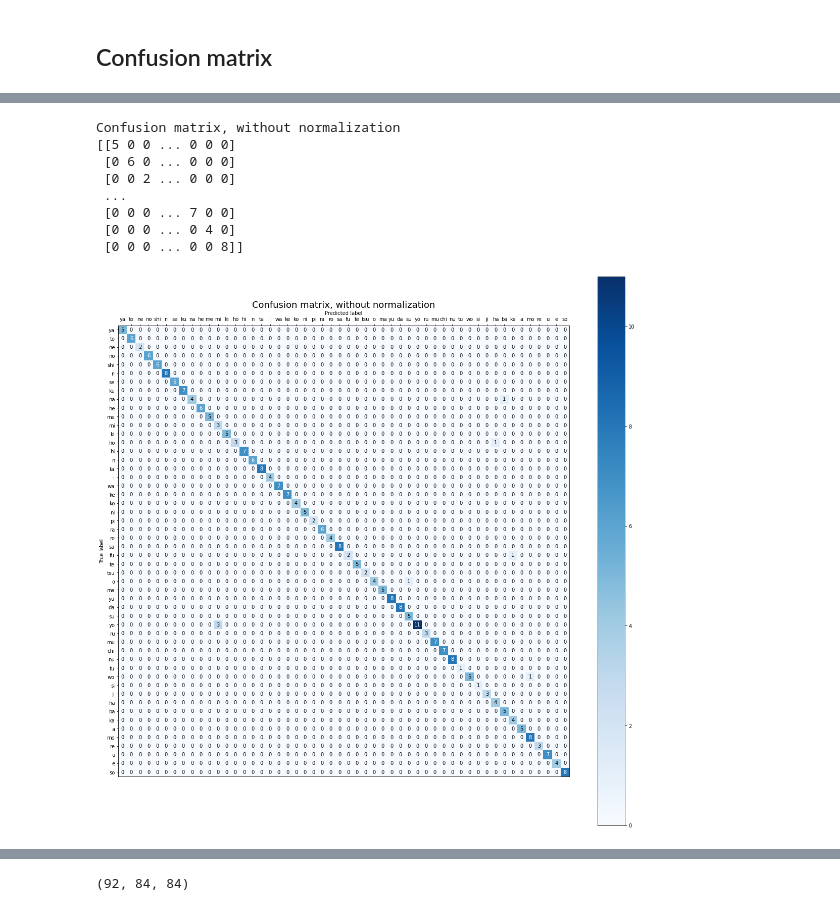
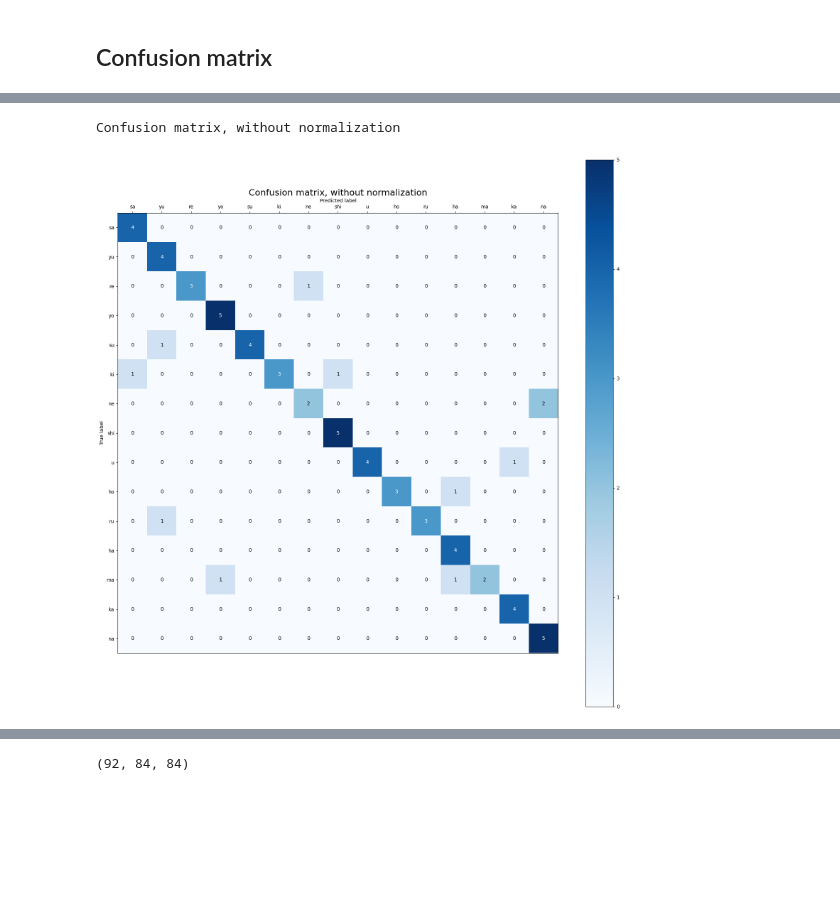
Before and after one commit to tim840818/nihongo_recognition, a Jupyter notebook: hiragana_recognition.ipynb, the cells around one changed output, grey strips where cells are left out. Saved outputs shown, nothing was run; the diff lists cells and outputs as text; code cells hidden in the pictures; blank space fills up the shorter version.

```diff
--- a/hiragana_recognition.ipynb
+++ b/hiragana_recognition.ipynb
@@ -201,11 +159,10 @@ X_train.shape
 standardize the strength of each pixel from 0-255 to 0-1
 # %%
 ## standardize X_train and X_test
-def std_X(X):
-    X = X.astype('float32') / 255
-    return X
+from organize_data import std_X
 
-X_train = std_X(X_train)
+X_train_train = std_X(X_train_train)
+X_val = std_X(X_val)
 X_test = std_X(X_test)
 # %% [markdown]
 # CNN Model
@@ -255,0 +171,12 @@ _________________________________________________________________
+# %%
+from ml_model import build_hiragana_cnn
+
+input_shape = (img_rows, img_cols, 1)
+model = build_hiragana_cnn(input_shape, romanji_categories)
+
+print('model.summary:')
+model.summary()
+
+model.compile(loss='categorical_crossentropy',
+              optimizer=RMSprop(),
+              metrics=['accuracy'])
@@ -291,11 +236,9 @@ for batch in datagen.flow(X_train, batch_size=1):
 batch_size = 256  #128
 nb_epoch = 16
 
-# generate data with datagen
-datagen.fit(X_train)
 # fits the model on batches with real-time data augmentation:
-train_history = model.fit(datagen.flow(X_train, Y_train, batch_size=32, subset='training'),
-         validation_data=datagen.flow(X_train, Y_train, batch_size=8, subset='validation'),
+train_history = model.fit(datagen.flow(X_train_train, Y_train_train, batch_size=32),
+         validation_data=(X_val, Y_val),
          batch_size=batch_size, epochs=nb_epoch, verbose=1,
          callbacks=EarlyStopping(monitor='val_loss', min_delta=0, patience=4, verbose=1, mode="auto"))
 # %% [output]
@@ -393,0 +299,8 @@ Accuracy: 0.97
+# %%
+## show the (error) prediction results
+from demonstration import get_predictions, show_errs
+
+predictions = get_predictions(X_test, model)
+ground_truth = y_test
+
+show_errs(X_test, predictions, ground_truth, romanji_dict)
@@ -463,15 +329,10 @@ def plot_confusion_matrix(M, categories, title='Confusion matrix', normalize=Fal
 # %%
 ## plot confusion matrix (not normalized)
-plot_confusion_matrix(confusion_matrix, romanji_categories,
+from demonstration import plot_confusion_matrix
+
+plot_confusion_matrix(confusion_matrix, romanji_dict,
                       title='Confusion matrix, without normalization')
 # %% [output]
 Confusion matrix, without normalization
-[[5 0 0 ... 0 0 0]
- [0 6 0 ... 0 0 0]
- [0 0 2 ... 0 0 0]
- ...
- [0 0 0 ... 7 0 0]
- [0 0 0 ... 0 4 0]
- [0 0 0 ... 0 0 8]]
-[figure, old version]
+[figure, new version]
 # %%
```
Also changed, not shown: parts of 41 cells of this notebook, 5 other files.
